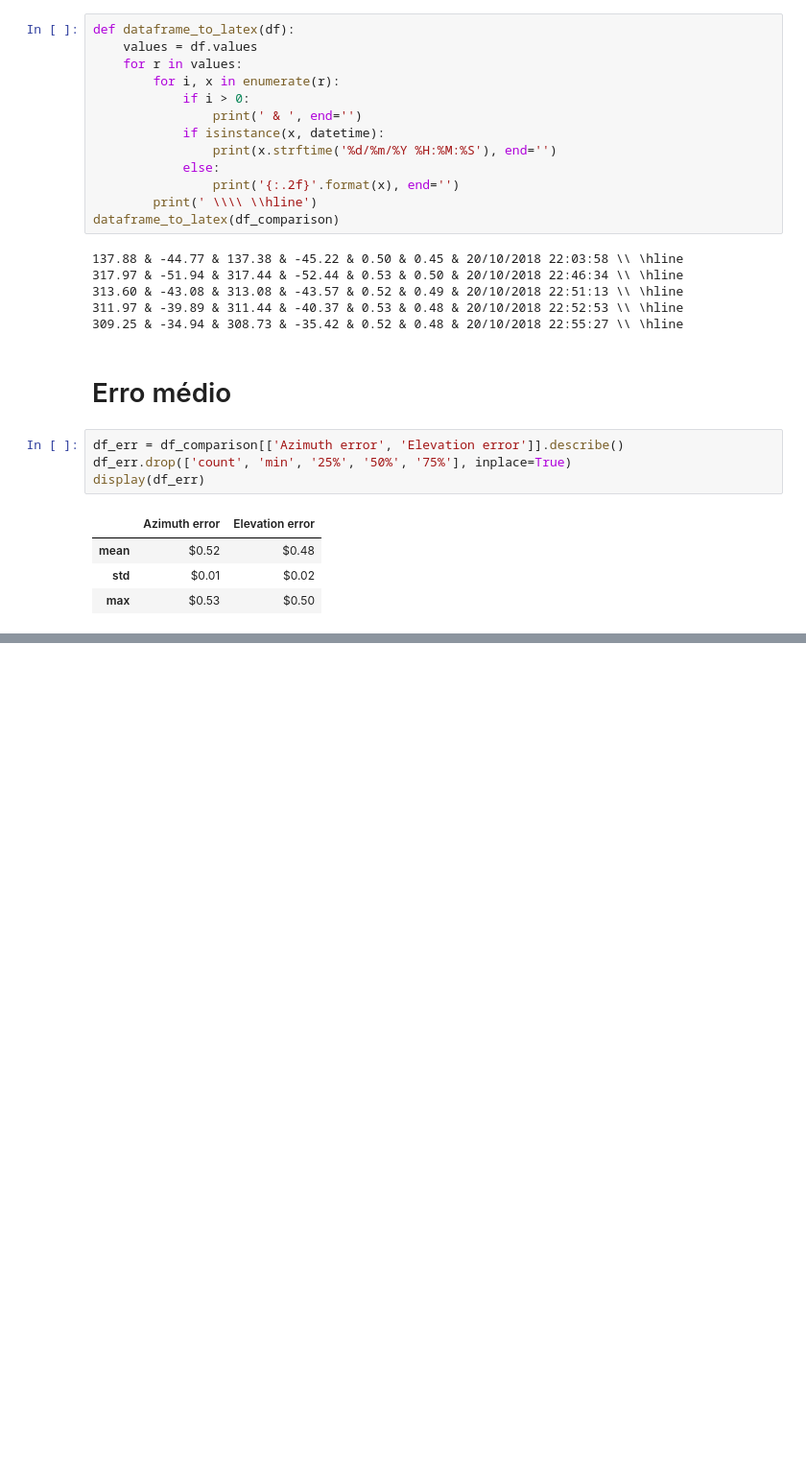
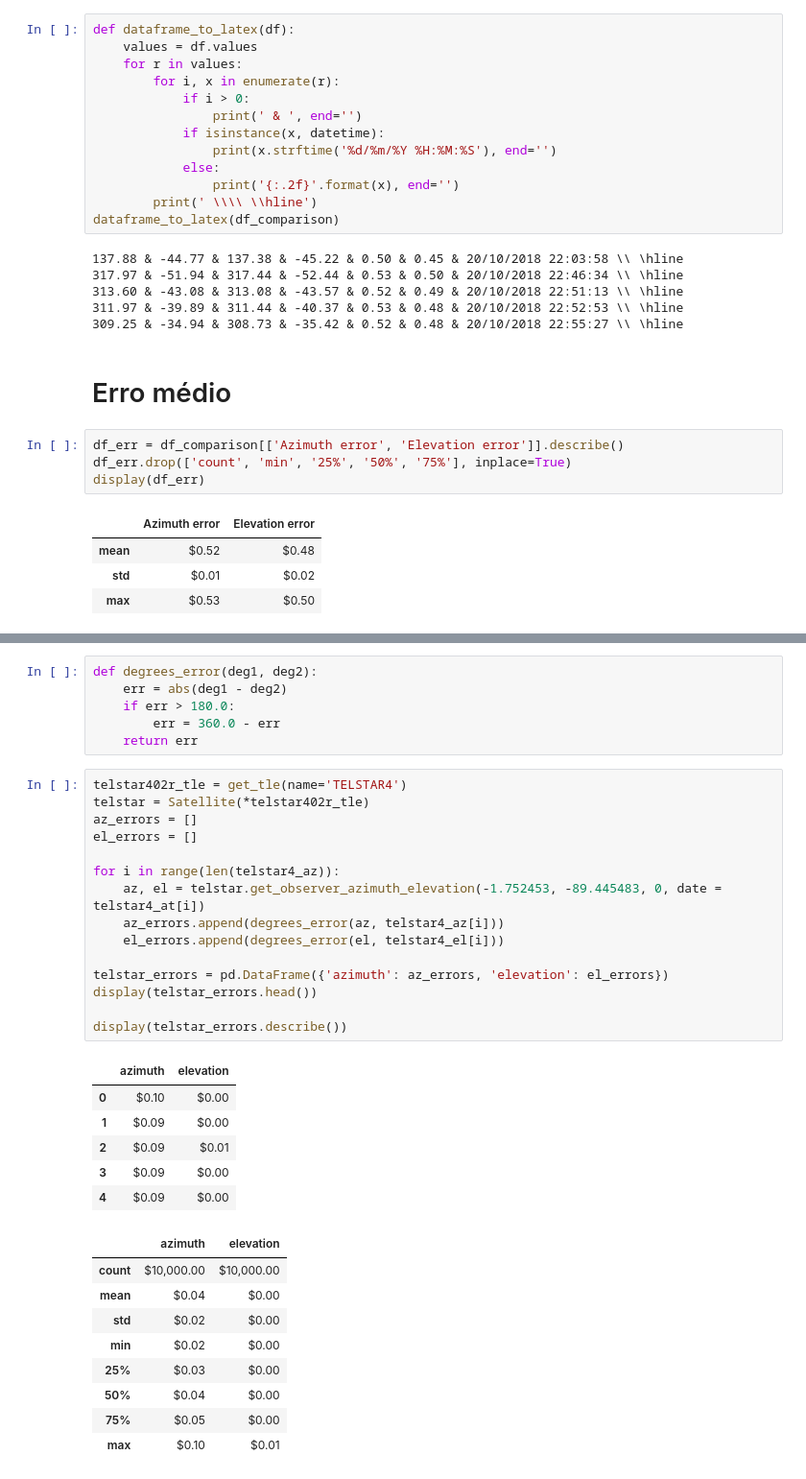
Before and after one commit to PI2-sunflower/satellite-tracker, a Jupyter notebook: notebooks/tracker_module_tests.ipynb, the cells around one changed output, grey strips where cells are left out. Shown at 96% size. Drawn from its saved outputs; the diff is of its cells as text; blank space fills up the shorter version.

```diff
--- a/notebooks/tracker_module_tests.ipynb
+++ b/notebooks/tracker_module_tests.ipynb
@@ -294,0 +341,37 @@ None
+# %%
+def degrees_error(deg1, deg2):
+    err = abs(deg1 - deg2)
+    if err > 180.0:
+        err = 360.0 - err
+    return err
+# %%
+telstar402r_tle = get_tle(name='TELSTAR4')
+telstar = Satellite(*telstar402r_tle)
+az_errors = []
+el_errors = []
+
+for i in range(len(telstar4_az)):
+    az, el = telstar.get_observer_azimuth_elevation(-1.752453, -89.445483, 0, date = telstar4_at[i])
+    az_errors.append(degrees_error(az, telstar4_az[i]))
+    el_errors.append(degrees_error(el, telstar4_el[i]))
+
+telstar_errors = pd.DataFrame({'azimuth': az_errors, 'elevation': el_errors})
+display(telstar_errors.head())
+
+display(telstar_errors.describe())
+# %% [output]
+|  | azimuth | elevation |
+| 0 | $0.10 | $0.00 |
+| 1 | $0.09 | $0.00 |
+| 2 | $0.09 | $0.01 |
+| 3 | $0.09 | $0.00 |
+| 4 | $0.09 | $0.00 |
+|  | azimuth | elevation |
+| count | $10,000.00 | $10,000.00 |
+| mean | $0.04 | $0.00 |
+| std | $0.02 | $0.00 |
+| min | $0.02 | $0.00 |
+| 25% | $0.03 | $0.00 |
+| 50% | $0.04 | $0.00 |
+| 75% | $0.05 | $0.00 |
+| max | $0.10 | $0.01 |
```
Also changed, not shown: parts of 11 cells of this notebook, 1 other file.
